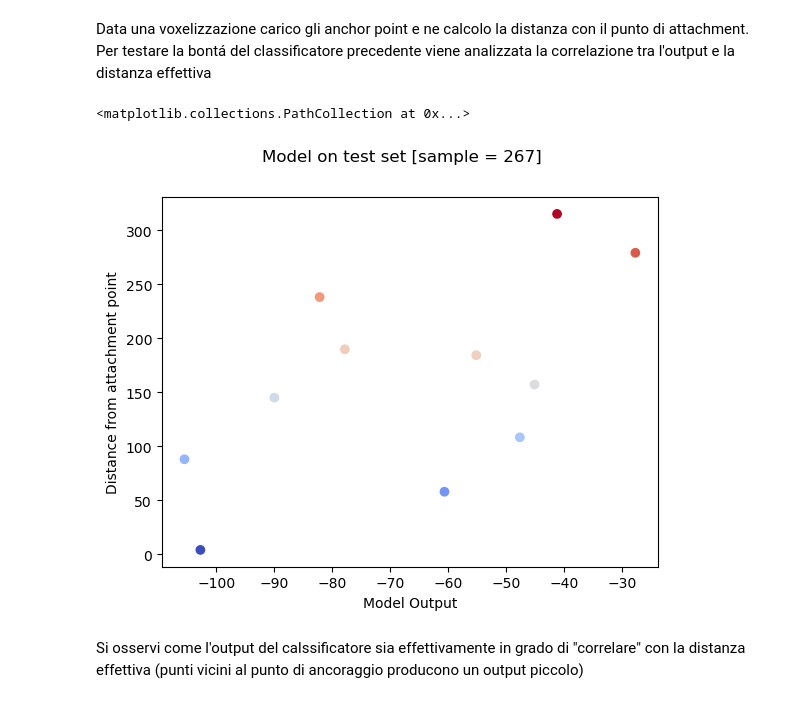
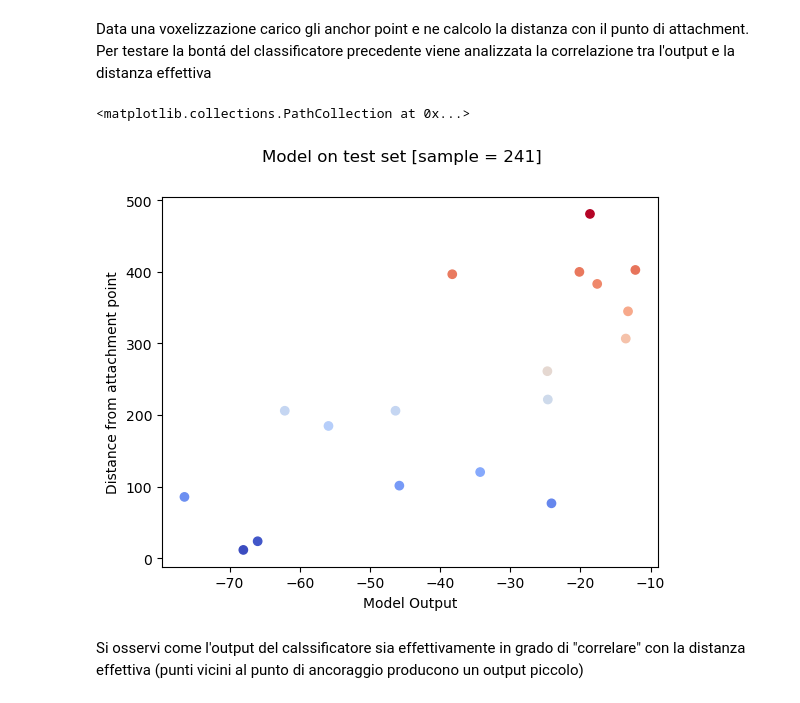
Before and after one commit to lucamuscarnera/AnchorPointQuality, a Jupyter notebook: FullWorkingDataPipeline/Main.ipynb, the cells around one changed output. Drawn from its saved outputs; the diff is of its cells as text; code cells hidden in the pictures.

```diff
--- a/FullWorkingDataPipeline/Main.ipynb
+++ b/FullWorkingDataPipeline/Main.ipynb
@@ -257,7 +258,7 @@ I parametri $\theta$ sono rappresentati da un tensore ${\bf W}$ che agisce come
 # %%
 %matplotlib qt5
 # %%
-window = 10               # grandezza della finestra
+window = 9                # grandezza della finestra
 np.random.seed(123)       # fisso il seed per la riproducibilitá
 W      = np.random.normal(size = (2*window,2*window,2*window))
 Wf     = np.random.normal(size = 2048) * 1e-5 # small!
@@ -325 +321,5 @@ Wf = np.load("Wf.npy")
+# %%
+window = 9
+W  = np.load("W_%d.npy" % window)
+Wf = np.load("Wf_%d.npy" % window)
 # %% [markdown]
@@ -328,56 +328,64 @@ Wf = np.load("Wf.npy")
 Data una voxelizzazione carico gli anchor point e ne calcolo la distanza con il punto di attachment.
 Per testare la bontá del classificatore precedente viene analizzata la correlazione tra l'output e la distanza effettiva
 # %%
-sample = np.arange(len(voxelizations))[indici_test][27]
+sample = np.arange(len(voxelizations))[indici_test][1]
 
-# costrusico la voxgrid paddata
+def prediction_compare(sample):
+    # dato un sample ritorna una matrice la cui prima colonna
+    # rappresenta l'output del modello mentre la seconda
+    # é la vera "inadeguatezza" degli anchor point
 
-Nx,Ny,Nz  = voxelizations[sample].shape
-curr_vox  = jnp.pad(
-                voxelizations[sample],
-                pad_width = (
-                    (window,window),
-                    (window,window),
-                    (window,window)
+
+    # costrusico la voxgrid paddata
+    Nx,Ny,Nz  = voxelizations[sample].shape
+    curr_vox  = jnp.pad(
+                    voxelizations[sample],
+                    pad_width = (
+                        (window,window),
+                        (window,window),
+                        (window,window)
+                    )
                 )
-            )
 
-# imposto la trasfromazione
+    # imposto la trasfromazione
 
-transform = SubvoxelgridTransform(window)
+    transform = SubvoxelgridTransform(window)
 
-points = []
-for a in anchors[sample]:
-    correct_distance = jnp.sum( ( a - centers_of_mass[sample] )**2 )
+    points = []
+    for a in anchors[sample]:
+        correct_distance = jnp.sum( ( a - centers_of_mass[sample] )**2 )
 
-    # trovo il voxel associato al punto di ancoraggip
-    x_min,x_max,y_min,y_max,z_min,z_max = voxelization_specs[sample]
-    x,y,z = a
-    i,j,k = (
-             int( (x - x_min)/(x_max - x_min) * Nx ),
-             int( (y - y_min)/(y_max - y_min) * Ny ),
-             int( (z - z_min)/(z_max - z_min) * Nz )
-    )
+        # trovo il voxel associato al punto di ancoraggip
+        x_min,x_max,y_min,y_max,z_min,z_max = voxelization_specs[sample]
+        x,y,z = a
+        i,j,k = (
+                 int( (x - x_min)/(x_max - x_min) * Nx ),
+                 int( (y - y_min)/(y_max - y_min) * Ny ),
+                 int( (z - z_min)/(z_max - z_min) * Nz )
+        )
 
-    # estraggo la subvoxelgrid
-    subvox = transform.rotational_invariance(curr_vox[
-                            (i+window) - window: (i+window) + window,
-                            (j+window) - window: (j+window) + window,
-                            (k+window) - window: (k+window) + window
-                          ])
-    # estraggo il farmaco
-    f      = finger_prints[sample]
-    Y_hat =  predict(W,Wf,subvox[None,:],f[None,:])[0]
+        # estraggo la subvoxelgrid
+        subvox = transform.rotational_invariance(curr_vox[
+                                (i+window) - window: (i+window) + window,
+                                (j+window) - window: (j+window) + window,
+                                (k+window) - window: (k+window) + window
+                              ])
+        # estraggo il farmaco
+        f      = finger_prints[sample]
+        Y_hat =  predict(W,Wf,subvox[None,:],f[None,:])[0]
 
-    points.append([Y_hat,correct_distance])
+        points.append([Y_hat,correct_distance])
 
-points = np.array(points)
+    points = np.array(points)
+    return points
+
+points = prediction_compare(sample)
 plt.xlabel("Model Output")
 plt.ylabel("Distance from attachment point")
 plt.suptitle("Model on test set [sample = %d]" % sample)
 plt.scatter(points[:,0],points[:,1],c = points[:,1], cmap = 'coolwarm')
 # %% [output]
 <matplotlib.collections.PathCollection at 0x...>
-[figure, old version]
+[figure, new version]
 # %% [markdown]
 Si osservi come l'output del calssificatore sia effettivamente in grado di "correlare" con la distanza effettiva (punti vicini al punto di ancoraggio producono un output piccolo)
```
Also changed, not shown: parts of 34 cells of this notebook.
